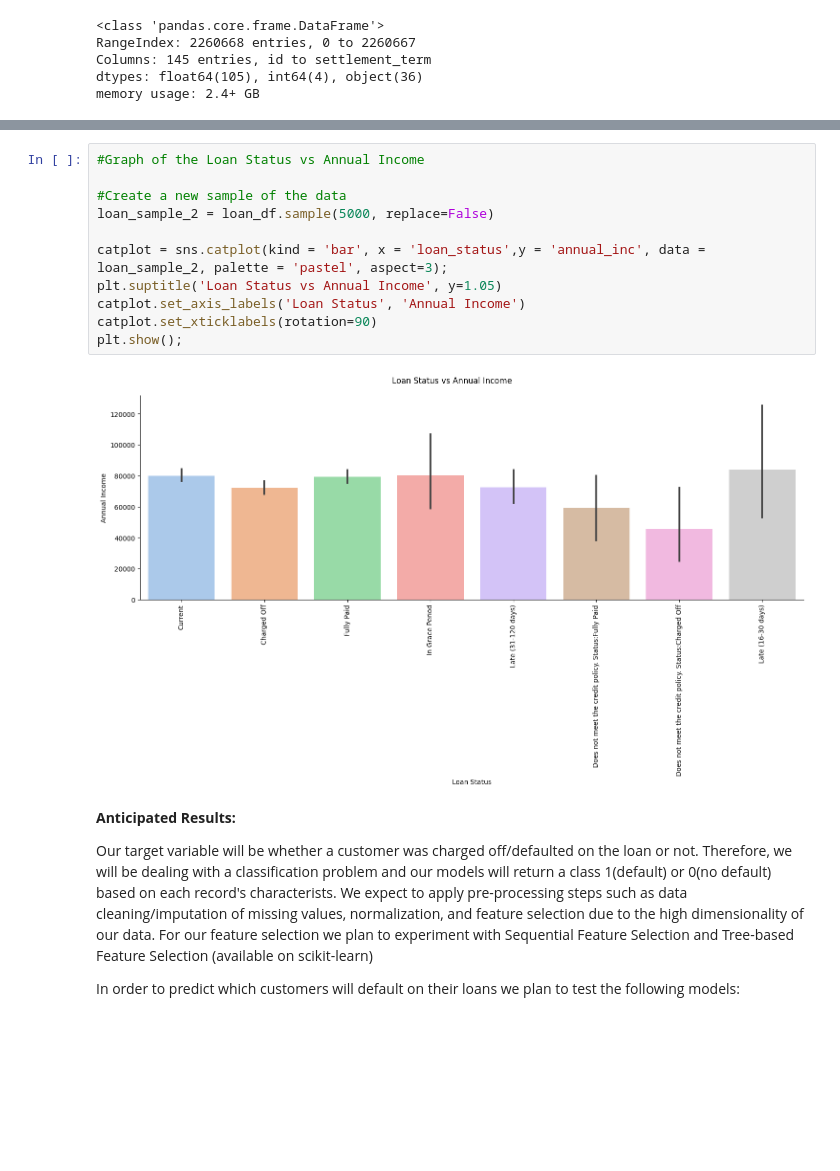
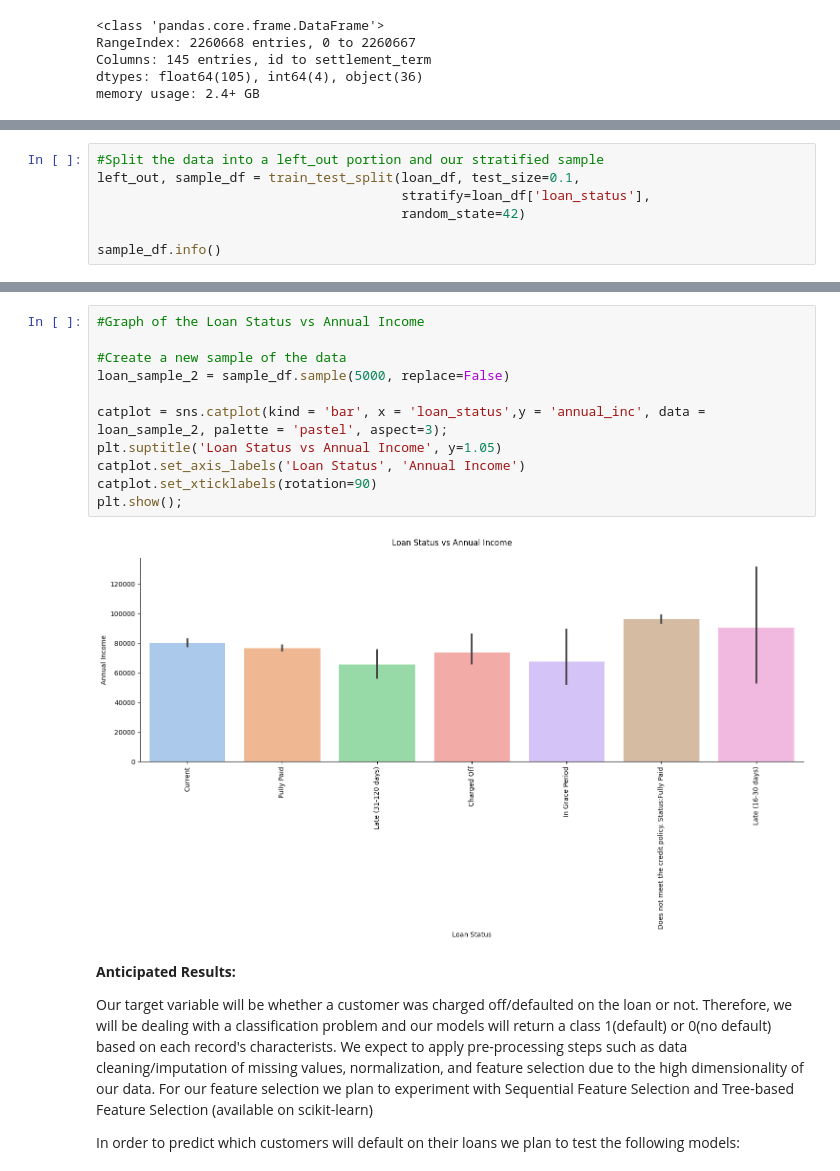
Before and after one commit to victor-floriano/ba-810-team-project, a Jupyter notebook: ba810-group1-project-proposal.ipynb, the cells around one changed output, grey strips where cells are left out. Saved outputs shown, nothing was run; the diff lists cells and outputs as text; blank space fills up the shorter version.

Commit message:
Added to-do list/Added split for sample dataset in main file

```diff
--- a/ba810-group1-project-proposal.ipynb
+++ b/ba810-group1-project-proposal.ipynb
@@ -59,0 +69,7 @@ Name: loan_status, dtype: int64
+# %%
+#Split the data into a left_out portion and our stratified sample
+left_out, sample_df = train_test_split(loan_df, test_size=0.1,
+                                       stratify=loan_df['loan_status'],
+                                       random_state=42)
+
+sample_df.info()
@@ -94,16 +145,16 @@ pairplot.fig.suptitle('Pairplot of Selected Variables', y=1.02);
 # %%
 #Graph of the Loan Status vs Annual Income
 
 #Create a new sample of the data
-loan_sample_2 = loan_df.sample(5000, replace=False)
+loan_sample_2 = sample_df.sample(5000, replace=False)
 
 catplot = sns.catplot(kind = 'bar', x = 'loan_status',y = 'annual_inc', data = loan_sample_2, palette = 'pastel', aspect=3);
 plt.suptitle('Loan Status vs Annual Income', y=1.05)
 catplot.set_axis_labels('Loan Status', 'Annual Income')
 catplot.set_xticklabels(rotation=90)
 plt.show();
 # %% [output]
-[figure, old version]
+[figure, new version]
 # %% [markdown]
 **Anticipated Results:**
 
```
Also changed, not shown: parts of 12 cells of this notebook, 1 other file.
